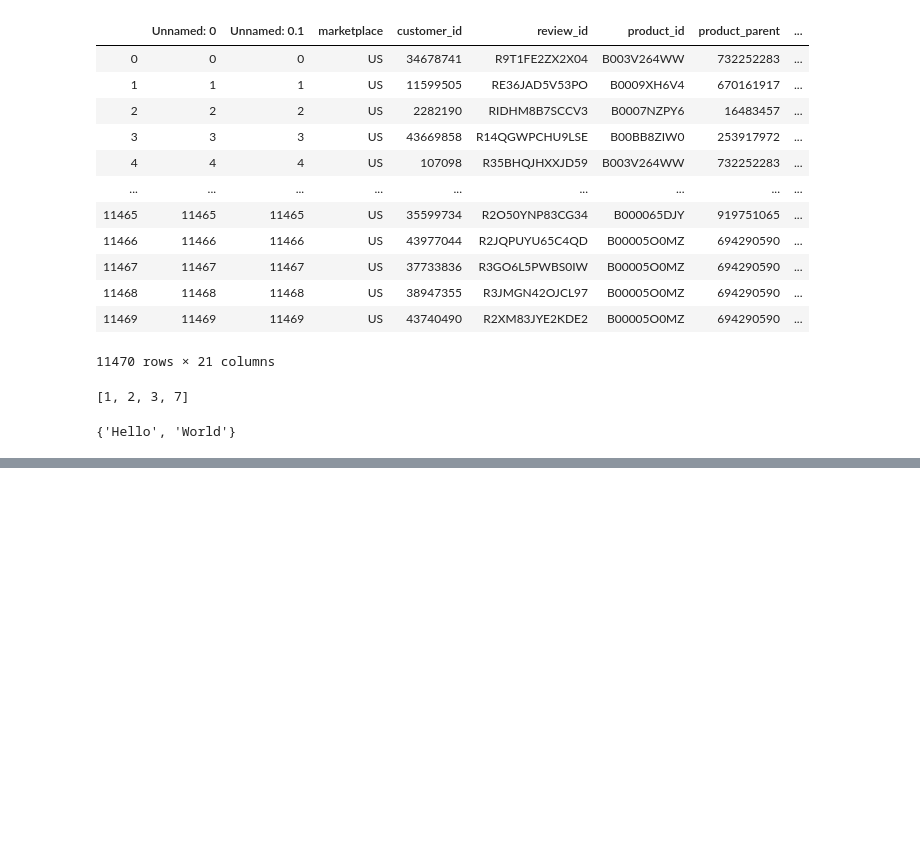
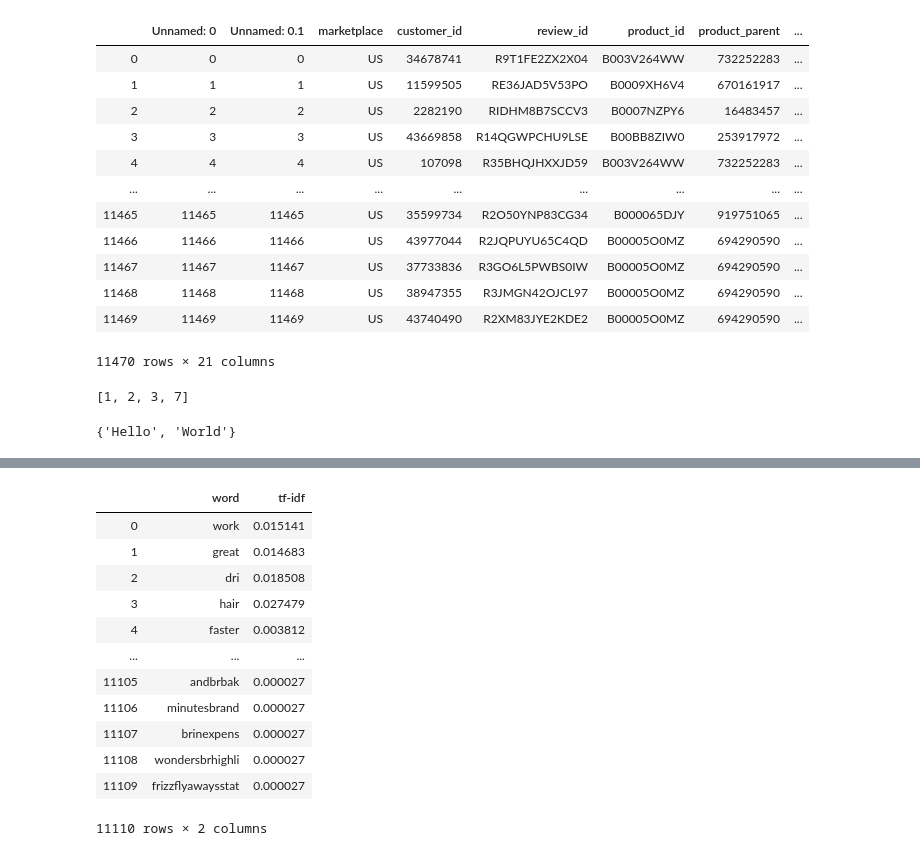
Before and after one commit to Carboxy/MCM_C, a Jupyter notebook: test.ipynb, the cells around one changed output, grey strips where cells are left out. Saved outputs shown, nothing was run; the diff lists cells and outputs as text; code cells hidden in the pictures; blank space fills up the shorter version.

```diff
--- a/test.ipynb
+++ b/test.ipynb
@@ -499,0 +536,18 @@ a
+# %%
+df = pd.read_csv("tf_idf_value/hair_dryer_tf_idf.csv")
+# %%
+df
+# %% [output]
+|  | word | tf-idf |
+| 0 | work | 0.015141 |
+| 1 | great | 0.014683 |
+| 2 | dri | 0.018508 |
+| 3 | hair | 0.027479 |
+| 4 | faster | 0.003812 |
+| ... | ... | ... |
+| 11105 | andbrbak | 0.000027 |
+| 11106 | minutesbrand | 0.000027 |
+| 11107 | brinexpens | 0.000027 |
+| 11108 | wondersbrhighli | 0.000027 |
+| 11109 | frizzflyawaysstat | 0.000027 |
+11110 rows × 2 columns
```
Also changed, not shown: parts of 8 cells of this notebook, 37 other files.
